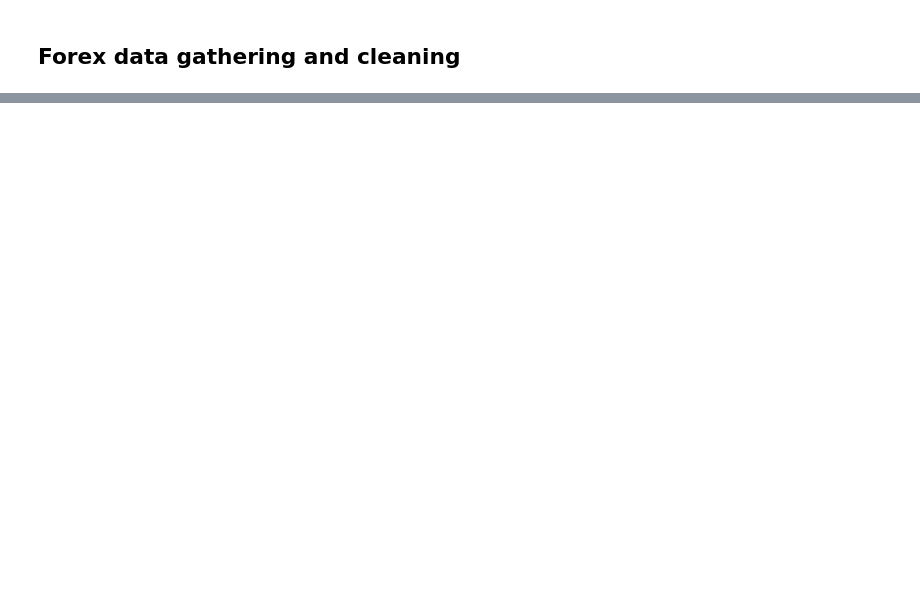
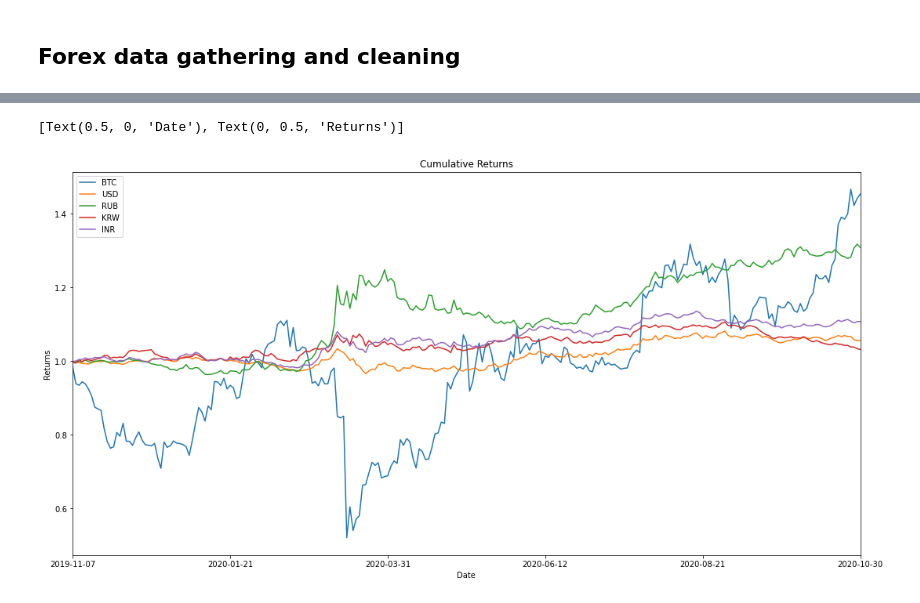
Before and after one commit to mdschulz1973/Planet_Express_IO, a Jupyter notebook: notebooks/AMeghani.ipynb, the cells around one changed output, grey strips where cells are left out. Drawn from its saved outputs; the diff is of its cells as text; code cells hidden in the pictures; blank space fills up the shorter version.

```diff
--- a/notebooks/AMeghani.ipynb
+++ b/notebooks/AMeghani.ipynb
@@ -68,0 +106,16 @@ forex_one_year_clean_dates.to_csv(f"..//data/forex_one_year_clean.csv", index =
+# %%
+# Cumulative Returns
+BTC_forex_cum = (1 + returns_daily).cumprod()
+
+# Cumulative Returns Plot
+BTC_forex_cum_plot = BTC_forex_cum.plot(
+    title = "Cumulative Returns",
+    figsize = (18,9),
+)
+BTC_forex_cum_plot.set(
+    xlabel = "Date",
+    ylabel = "Returns"
+)
+# %% [output]
+[Text(0.5, 0, 'Date'), Text(0, 0.5, 'Returns')]
+[figure, added]
```
Also changed, not shown: parts of 16 cells of this notebook.
